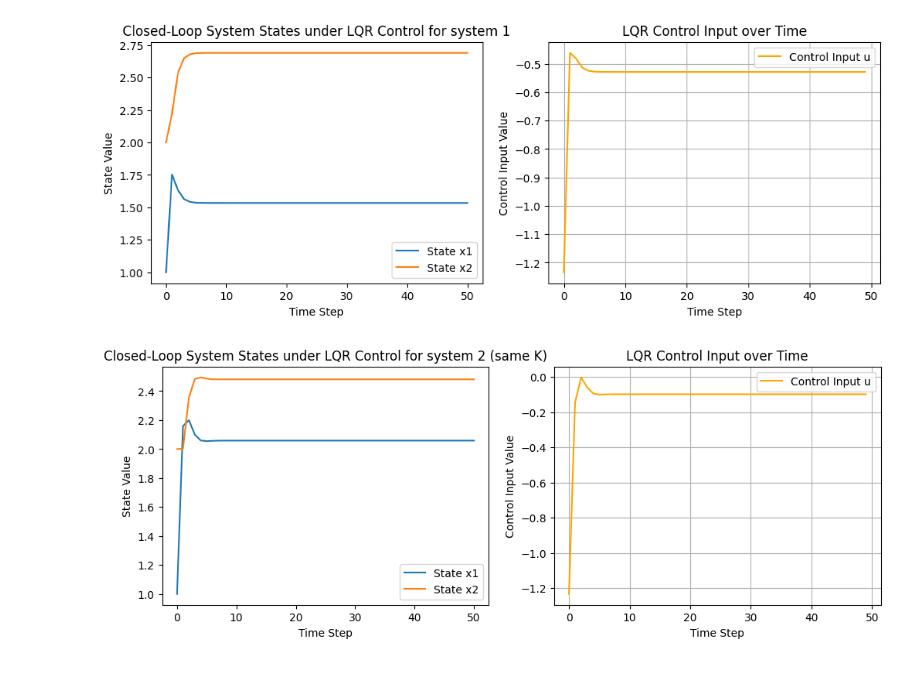
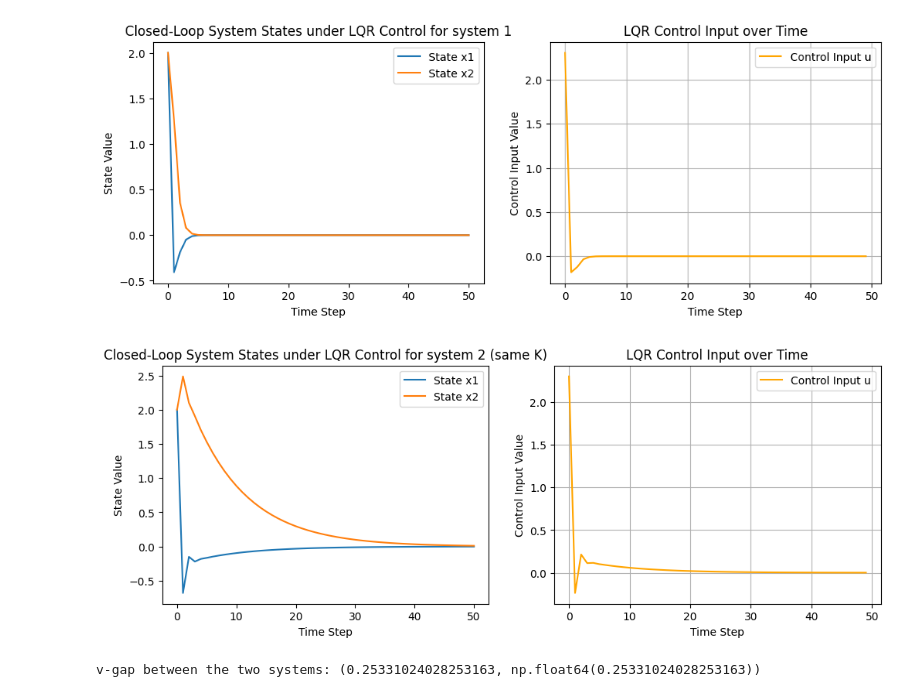
Before and after one commit to PeilinZhang/4YP, a Jupyter notebook: Grouping.ipynb, the cells around one changed output. Saved outputs shown, nothing was run; the diff lists cells and outputs as text; code cells hidden in the pictures.

```diff
--- a/Grouping.ipynb
+++ b/Grouping.ipynb
@@ -89,23 +111,32 @@ def LQR_wrapper(u,x):
 # %%
 #generate some random systems
-num_systems = 25
+num_systems = 15
 T = 50 #number of data points each system
-L = 15  #Hankel matrix depth
+L = 20  #Hankel matrix depth; 15 before
 C = np.array([[0.5, 1]])
 D = np.array([[0]])
 u = gapMetrics.persistently_exciting_input(T, m=1, std=1.0)
 stored_hankels = []
 H_u = gapMetrics.hankel_matrix(u, L)
+#Check rank of H_u
+rank_H_u = np.linalg.matrix_rank(H_u)
+if rank_H_u < L:
+    print(f"Warning: Hankel matrix of input has rank {rank_H_u} which is less than L={L}.")
+else:
+    print(f"Hankel matrix of input has full rank {rank_H_u}.")
 #store x for LQR related
 stored_x = []
 #store A and B for checking
 stored_A = []
 stored_B = []
+random.seed(1) #for reproducibility
 for i in range(num_systems):
     random_params_1 = random.random()
     random_params_2 = random.random()
     # print("Generating system", i+1, "with params:", random_params_1, random_params_2)
     A, B =bacteriaSys.discretize_AB(random_params_1, random_params_2, 1.0)
+    # A, B, C, D = gapMetrics.random_discrete_system_stable(n=2, m=1, p=1)
+    # A, B, _, _ = random_discrete_system_stable(n=2, m=1, p=1, rho_target=0.5)
     # print("A matrix:\n", A)
     # print("B matrix:\n", B)
     x, y = gapMetrics.simulate_system(A, B, C, D, u)
@@ -503,5 +656,5 @@ plt.show()
 # %%
-#proof of controllability
+#proof of controllability (old)
 
 #test whether the same controller can be used for 2 systems
 #LQR controller
@@ -511,21 +664,21 @@ R = np.eye(1)*0.1
 T_d = 20  #data length for LQR
 
 U0 = u[0:T_d].T        # shape (m, T)  == U_{0,1,T}
-X0 = stored_x[1][0:T_d, :].T # shape (n, T)  == X_{0,T}
-X1 = stored_x[1][1:T_d+1, :].T # shape (n, T)  == X_{1,T}
+X0 = stored_x[0][0:T_d, :].T # shape (n, T)  == X_{0,T}
+X1 = stored_x[0][1:T_d+1, :].T # shape (n, T)  == X_{1,T}
 
 # simulate closed loop system. Assumed using system 1 where A is a 2x2 matrix
 N = 50 #number of control steps
-x0 = np.array([[1],[2]]) #initial state
+x0 = np.array([[2],[2]]) #initial state
 x_cl = np.zeros((N+1, x0.shape[0], x0.shape[1]))
 x_cl[0, :, :] = x0 #initial state
-xf = np.array([[2],[3]]) #desired state
+xf = np.array([[0],[0]]) #desired state
 u_cl = np.zeros((N, R.shape[0], 1))
 K_control = controllers.DataLQRcontroller(U0, X0, X1, Q, R)
 # K_control = np.array([[2, 1]])  #test with wrong controller
 for k in range(N):
     u_control = -K_control @ (x_cl[k] - xf)
-    x_cl[k+1] = stored_A[1] @ x_cl[k] + stored_B[1] @ u_control
+    x_cl[k+1] = stored_A[0] @ x_cl[k] + stored_B[0] @ u_control
     u_cl[k] = u_control
 
 # Plot results
@@ -545,33 +698,33 @@ plt.ylabel('Control Input Value')
 plt.legend()
 plt.grid()
 plt.show()
 
 #use same controller on system 2
 for k in range(N):
     u_control = -K_control @ (x_cl[k] - xf)
-    x_cl[k+1] = stored_A[7] @ x_cl[k] + stored_B[7] @ u_control
+    x_cl[k+1] = stored_A[6] @ x_cl[k] + stored_B[6] @ u_control
     u_cl[k] = u_control
 
 # Plot results
 plt.figure(figsize=(12,4))
 plt.subplot(1,2,1)
 plt.plot(x_cl[:,0,0], label='State x1')
 plt.plot(x_cl[:,1,0], label='State x2')
 plt.title('Closed-Loop System States under LQR Control for system 2 (same K)')
 plt.xlabel('Time Step')
 plt.ylabel('State Value')
 plt.legend()
 plt.subplot(1,2,2)
 plt.plot(range(N), -u_cl[:,0,0], label='Control Input u', color='orange')
 plt.title('LQR Control Input over Time')
 plt.xlabel('Time Step')
 plt.ylabel('Control Input Value')
 plt.legend()
 plt.grid()
 plt.show()
 
 #TODO: dot z = x; check data based I controller (for 4yp)
 #TODO: specify multiple groups
 # %% [output]
-[figure, old version]
+[figure, new version]
-[figure, old version]
+[figure, new version]
@@ -579,0 +731,17 @@ leaders = np.argsort(mean_dist)[:m].astype(int).tolist()
+# %%
+#v gap
+A1=np.array([[0.76281104, 0.45827604], [-0.56093699, 0.51844198]])
+A2=np.array([[0.76281104, 0.02135453], [-0.56093699, 0.51844198]])
+B1=np.array([[-1.43353453], [-0.44958957]])
+B2=np.array([[-1.43353453], [-0.44958957]])
+C1=np.array([[-0.77891062, 0.49011446]])
+C2=np.array([[-0.77891062, 0.49011446]])
+D1=np.array([[0.]])
+D2=np.array([[0.]])
+
+num1, den1 = gapMetrics.ss_to_tf_discrete(A1, B1, C1, D1)
+num2, den2 = gapMetrics.ss_to_tf_discrete(A2, B2, C2, D2)
+v_gap = gapMetrics.vgap_metric(num1, den1, num2, den2)
+print("v-gap between the two systems:", v_gap)
+# %% [output]
+v-gap between the two systems: (0.25331024028253163, np.float64(0.25331024028253163))
```
Also changed, not shown: parts of 15 cells of this notebook, 4 other files.
